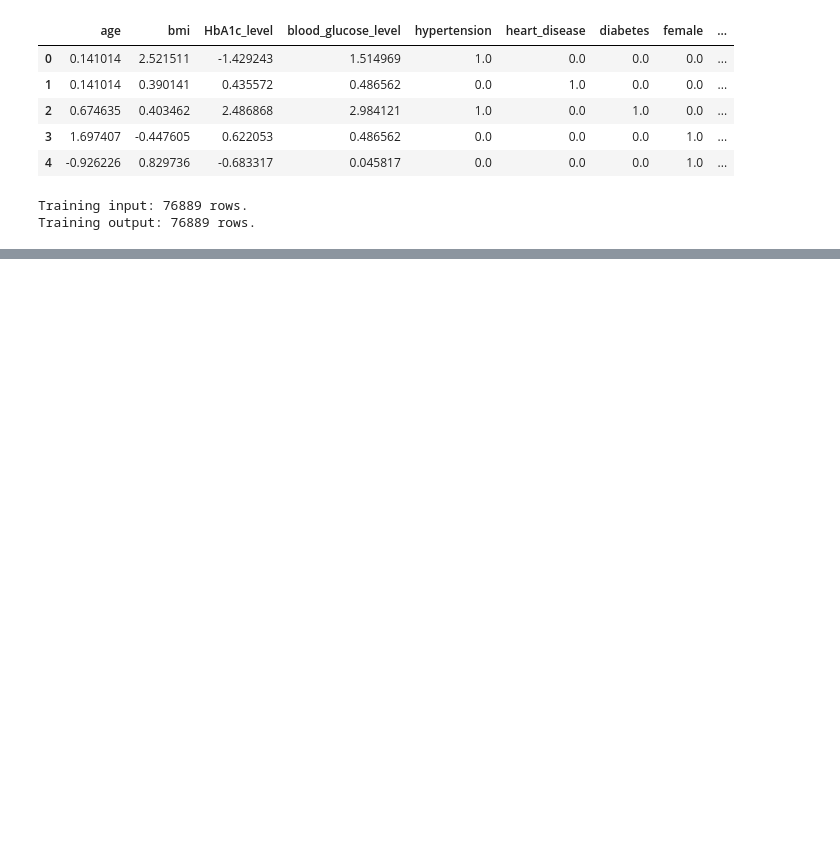
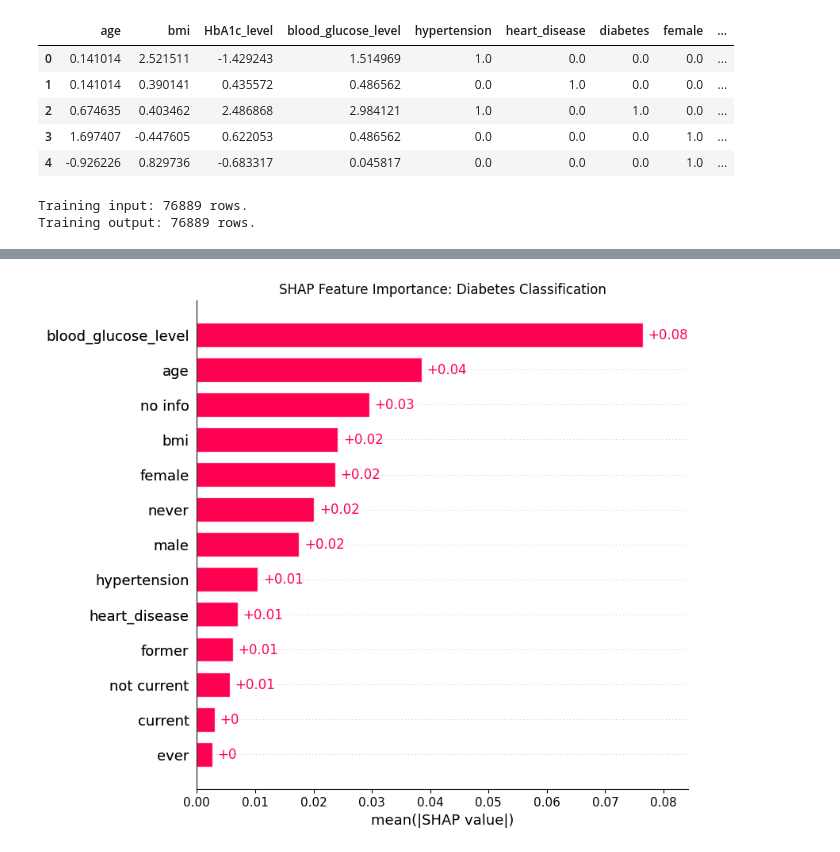
Before and after one commit to raygomez16/data309_datasciencecapstoneproject_diabetesprediction, a Jupyter notebook: 02_ANN_modeling.ipynb, the cells around one changed output, grey strips where cells are left out. Drawn from its saved outputs; the diff is of its cells as text; code cells hidden in the pictures; blank space fills up the shorter version.

```diff
--- a/02_ANN_modeling.ipynb
+++ b/02_ANN_modeling.ipynb
@@ -134,0 +200,7 @@ prediction_binary = pd.concat([test_output, y_pred], axis = 1)
+# %%
+shap.plots.bar(shap_values, max_display=15, show = False)
+plt.title("SHAP Feature Importance: Diabetes Classification");
+
+# plt.savefig("SHAP_Bar_Plot")
+# %% [output]
+[figure, added]
```
Also changed, not shown: parts of 13 cells of this notebook, 4 other files.
